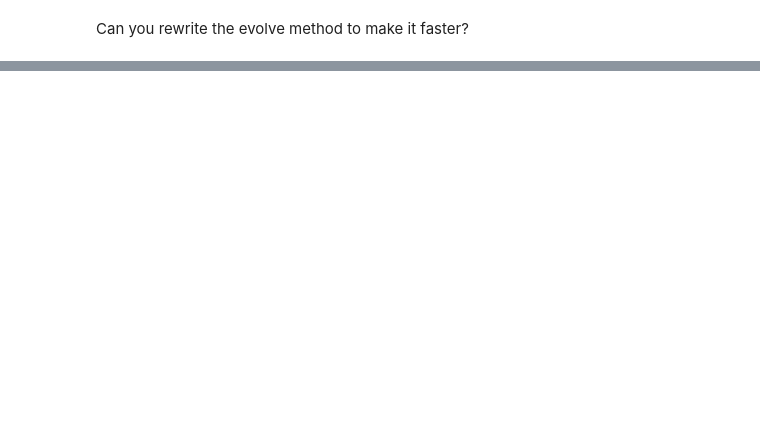
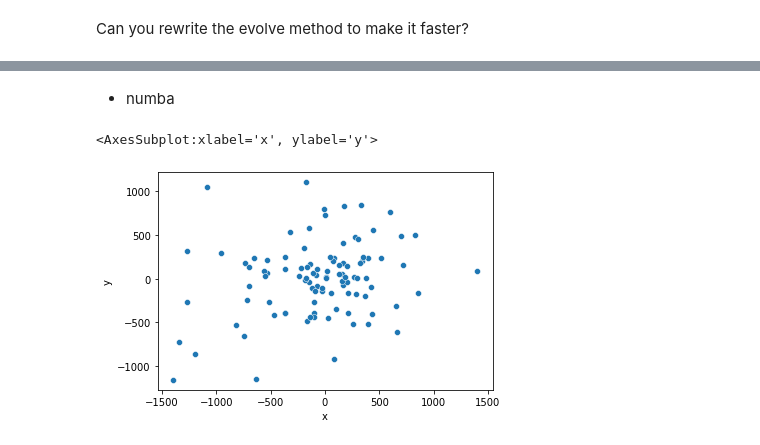
Before and after one commit to StarPrecursor/Adv_Python_Practice, a Jupyter notebook: week_2/Cython + Numba Exercise.ipynb, the cells around one changed output, grey strips where cells are left out. Saved outputs shown, nothing was run; the diff lists cells and outputs as text; code cells hidden in the pictures; blank space fills up the shorter version.

```diff
--- a/week_2/Cython + Numba Exercise.ipynb
+++ b/week_2/Cython + Numba Exercise.ipynb
@@ -57,0 +101,2 @@ Can you rewrite the evolve method to make it faster?
+# %% [markdown]
+- numba
@@ -57,0 +106,29 @@ Can you rewrite the evolve method to make it faster?
+# %%
+def nb_evolve_wrapper(dt, particles):
+  timestep = 1
+  nsteps = int(dt/timestep)
+  r_i = np.array([[p.x, p.y] for p in particles])
+  ang_speed = np.array([p.ang_speed for p in particles])
+  nb_evolve(r_i, ang_speed, timestep, nsteps)
+
+  for i, p in enumerate(particles):
+    p.x, p.y = r_i[i]
+
+@jit(nopython=True)
+def nb_evolve(r_i, ang_speed, timestep, nsteps):
+  v_i = np.empty_like(r_i)
+  for i in range(nsteps):
+    norm_i = np.sqrt((r_i ** 2).sum(axis=1))
+    v_i[:, 0] = -r_i[:, 0] / norm_i
+    v_i[:, 1] = r_i[:, 1] / norm_i
+    d_i = np.empty_like(r_i)
+    d_i[:, 0] = timestep * ang_speed * v_i[:, 0]
+    d_i[:, 1] = timestep * ang_speed * v_i[:, 1]
+
+    r_i += d_i
+# %%
+nb_evolve_wrapper(1, particles)
+sb.scatterplot(x='x', y='y', data=pd.DataFrame([[p.x,p.y] for p in particles],columns = ['x', 'y']))
+# %% [output]
+<AxesSubplot:xlabel='x', ylabel='y'>
+[figure, added]
```
Also changed, not shown: parts of 10 cells of this notebook.
